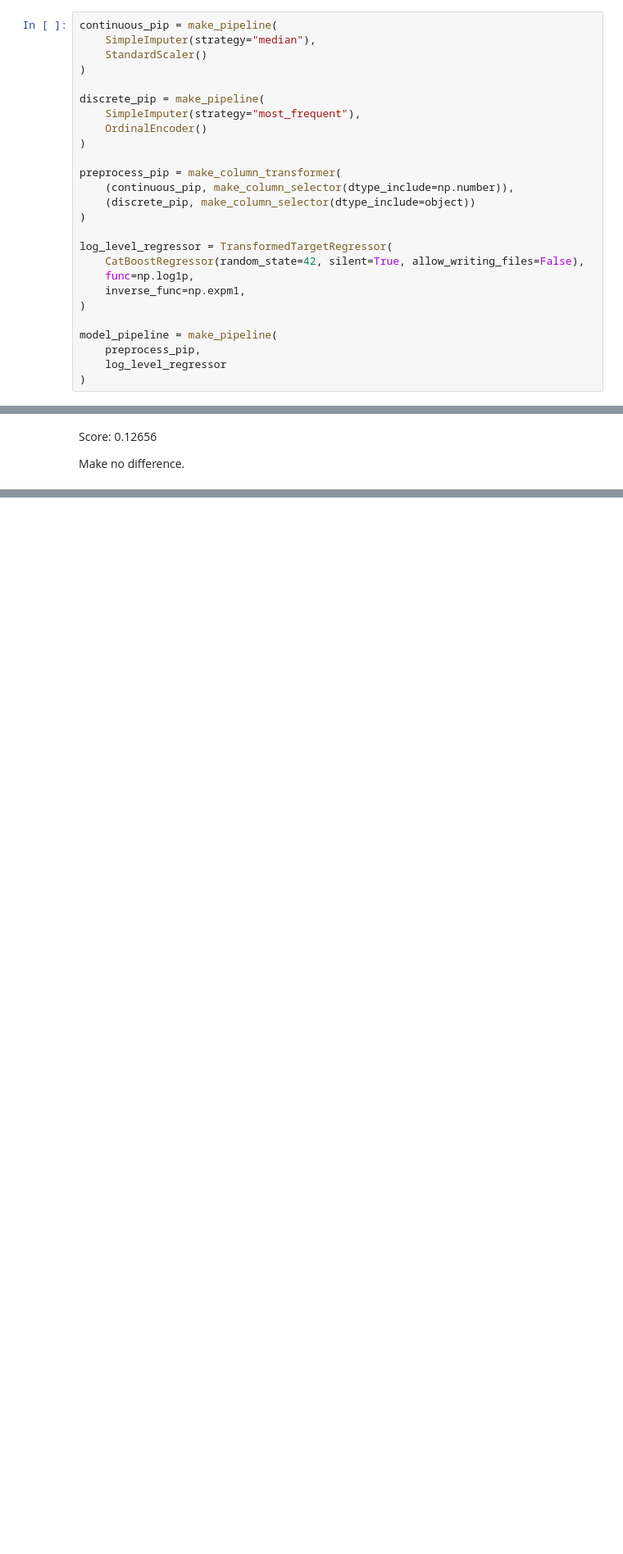
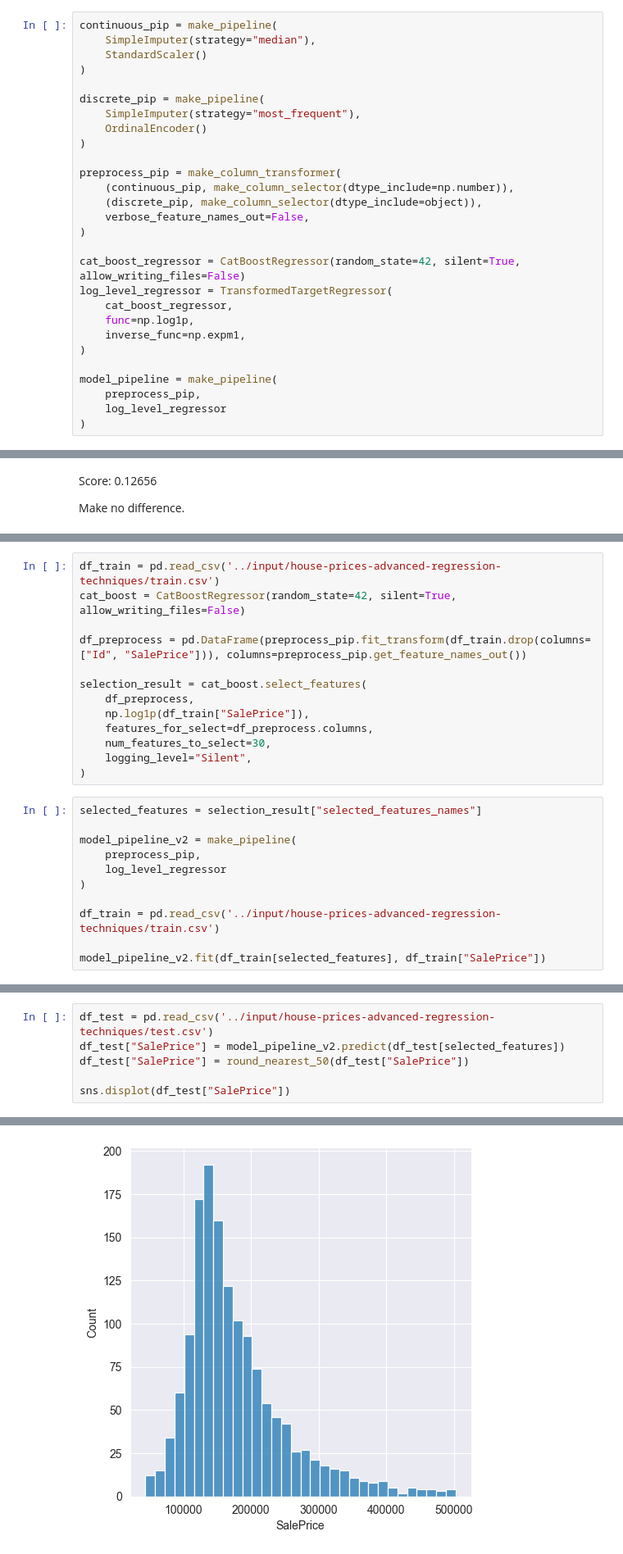
Before and after one commit to DataScienceHCMUS/Analysis, a Jupyter notebook: notebooks/House Price P3.ipynb, the cells around one changed output, grey strips where cells are left out. Shown: that part at 82% size. Drawn from its saved outputs; the diff is of its cells as text; blank space fills up the shorter version.

Commit message:
CatBoostRegressor v3.3

```diff
--- a/notebooks/House Price P3.ipynb
+++ b/notebooks/House Price P3.ipynb
@@ -30,11 +30,13 @@ discrete_pip = make_pipeline(
 
 preprocess_pip = make_column_transformer(
     (continuous_pip, make_column_selector(dtype_include=np.number)),
-    (discrete_pip, make_column_selector(dtype_include=object))
+    (discrete_pip, make_column_selector(dtype_include=object)),
+    verbose_feature_names_out=False,
 )
 
+cat_boost_regressor = CatBoostRegressor(random_state=42, silent=True, allow_writing_files=False)
 log_level_regressor = TransformedTargetRegressor(
-    CatBoostRegressor(random_state=42, silent=True, allow_writing_files=False),
+    cat_boost_regressor,
     func=np.log1p,
     inverse_func=np.expm1,
 )
@@ -113,0 +140,24 @@ Make no difference.
+# %%
+df_train = pd.read_csv('../input/house-prices-advanced-regression-techniques/train.csv')
+cat_boost = CatBoostRegressor(random_state=42, silent=True, allow_writing_files=False)
+
+df_preprocess = pd.DataFrame(preprocess_pip.fit_transform(df_train.drop(columns=["Id", "SalePrice"])), columns=preprocess_pip.get_feature_names_out())
+
+selection_result = cat_boost.select_features(
+    df_preprocess,
+    np.log1p(df_train["SalePrice"]),
+    features_for_select=df_preprocess.columns,
+    num_features_to_select=30,
+    logging_level="Silent",
+)
+# %%
+selected_features = selection_result["selected_features_names"]
+
+model_pipeline_v2 = make_pipeline(
+    preprocess_pip,
+    log_level_regressor
+)
+
+df_train = pd.read_csv('../input/house-prices-advanced-regression-techniques/train.csv')
+
+model_pipeline_v2.fit(df_train[selected_features], df_train["SalePrice"])
@@ -113,0 +183,7 @@ Make no difference.
+# %%
+df_test = pd.read_csv('../input/house-prices-advanced-regression-techniques/test.csv')
+df_test["SalePrice"] = model_pipeline_v2.predict(df_test[selected_features])
+df_test["SalePrice"] = round_nearest_50(df_test["SalePrice"])
+
+sns.displot(df_test["SalePrice"])
+# %% [output]
@@ -113,0 +191 @@ Make no difference.
+[figure, added]
```
Also changed, not shown: parts of 7 cells of this notebook, 1 other file.
